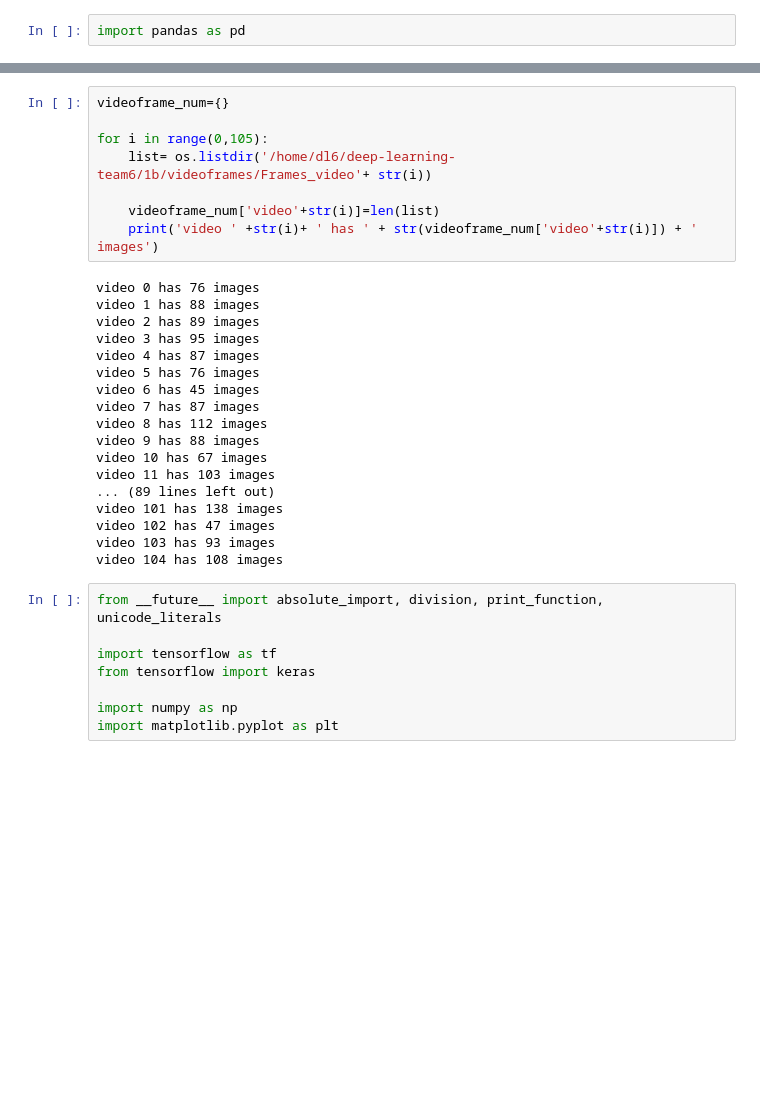
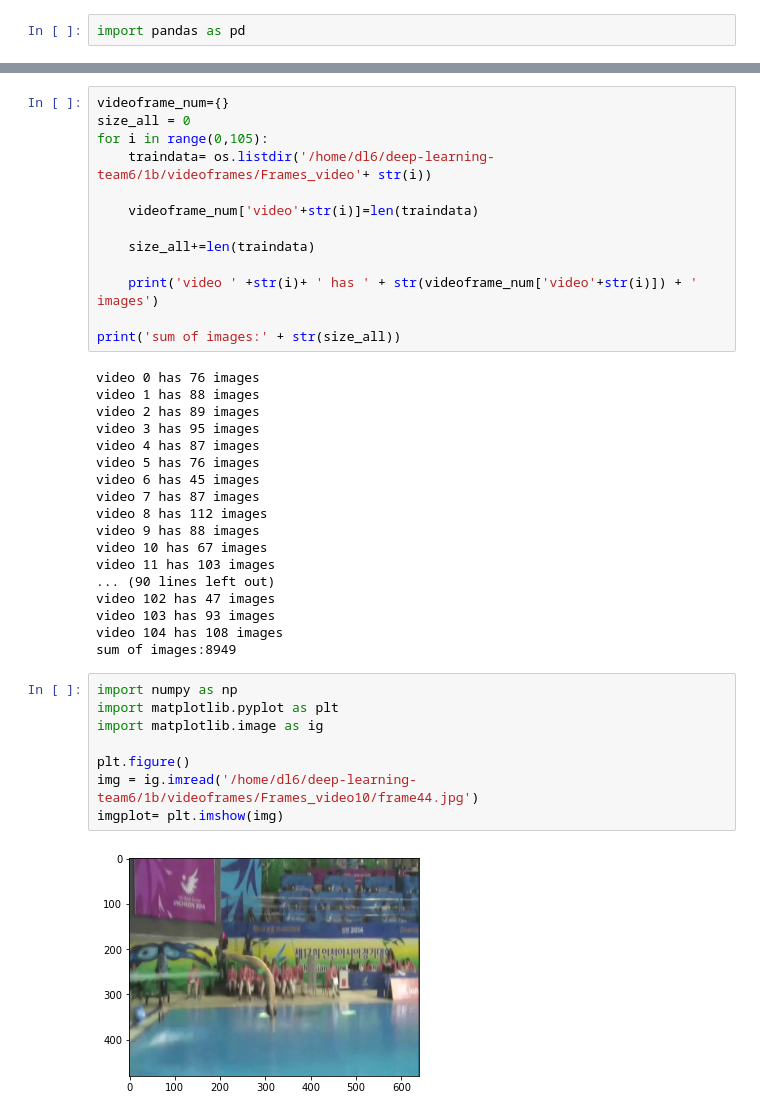
Before and after one commit to proohit/deep-learning-team6, a Jupyter notebook: 1b/Data Exploration.ipynb, the cells around one changed output, grey strips where cells are left out. Drawn from its saved outputs; the diff is of its cells as text; blank space fills up the shorter version.

Commit message:
plots with color layer

```diff
--- a/1b/Data Exploration.ipynb
+++ b/1b/Data Exploration.ipynb
@@ -39,12 +39,17 @@ for i in range (0,105):
 108 images are extacted in video 104
 # %%
 videoframe_num={}
+size_all = 0
+for i in range(0,105):
+    traindata= os.listdir('/home/dl6/deep-learning-team6/1b/videoframes/Frames_video'+ str(i))
 
-for i in range(0,105):
-    list= os.listdir('/home/dl6/deep-learning-team6/1b/videoframes/Frames_video'+ str(i))
+    videoframe_num['video'+str(i)]=len(traindata)
 
-    videoframe_num['video'+str(i)]=len(list)
+    size_all+=len(traindata)
+
     print('video ' +str(i)+ ' has ' + str(videoframe_num['video'+str(i)]) + ' images')
+
+print('sum of images:' + str(size_all))
 # %% [output]
 video 0 has 76 images
 video 1 has 88 images
@@ -58,16 +63,18 @@ video 8 has 112 images
 video 9 has 88 images
 video 10 has 67 images
 video 11 has 103 images
-... (89 lines left out)
-video 101 has 138 images
+... (90 lines left out)
 video 102 has 47 images
 video 103 has 93 images
 video 104 has 108 images
+sum of images:8949
-# %%
-from __future__ import absolute_import, division, print_function, unicode_literals
-
-import tensorflow as tf
-from tensorflow import keras
-
-import numpy as np
-import matplotlib.pyplot as plt
+# %%
+import numpy as np
+import matplotlib.pyplot as plt
+import matplotlib.image as ig
+
+plt.figure()
+img = ig.imread('/home/dl6/deep-learning-team6/1b/videoframes/Frames_video10/frame44.jpg')
+imgplot= plt.imshow(img)
+# %% [output]
+[figure, added]
```
Also changed, not shown: parts of 5 cells of this notebook.
